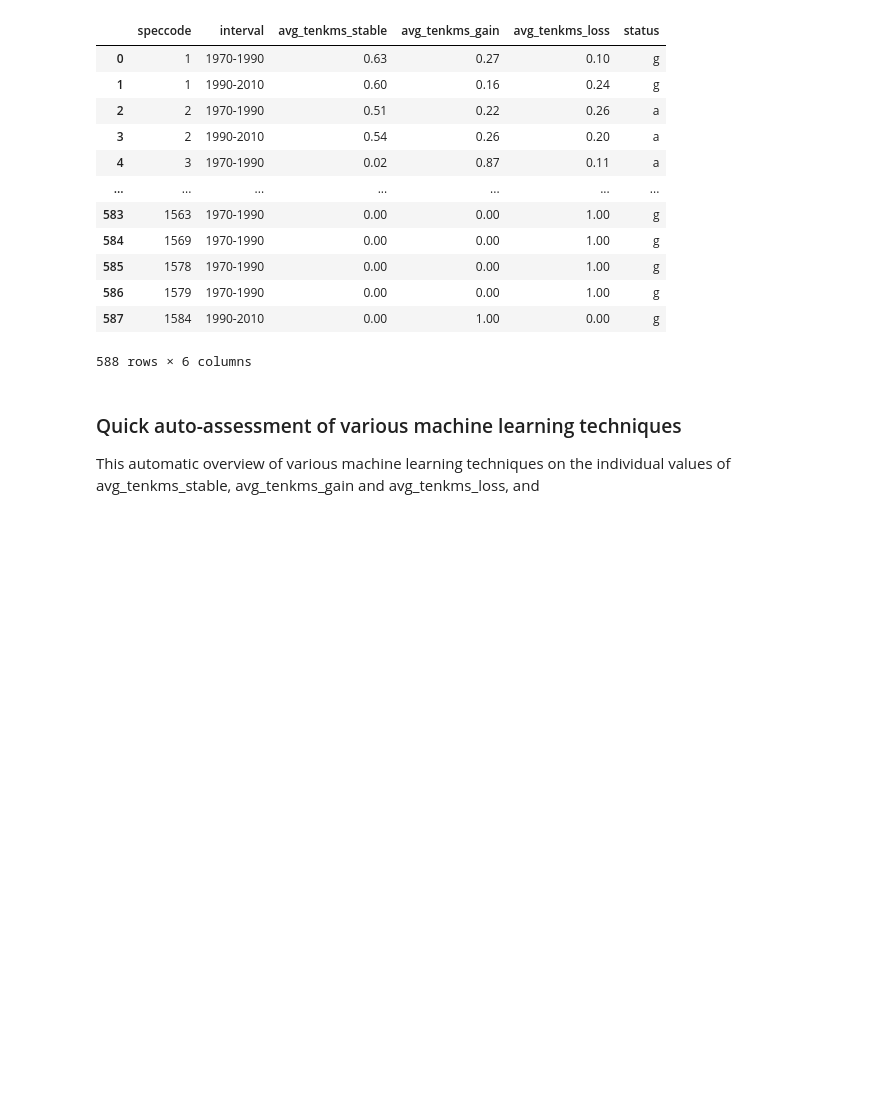
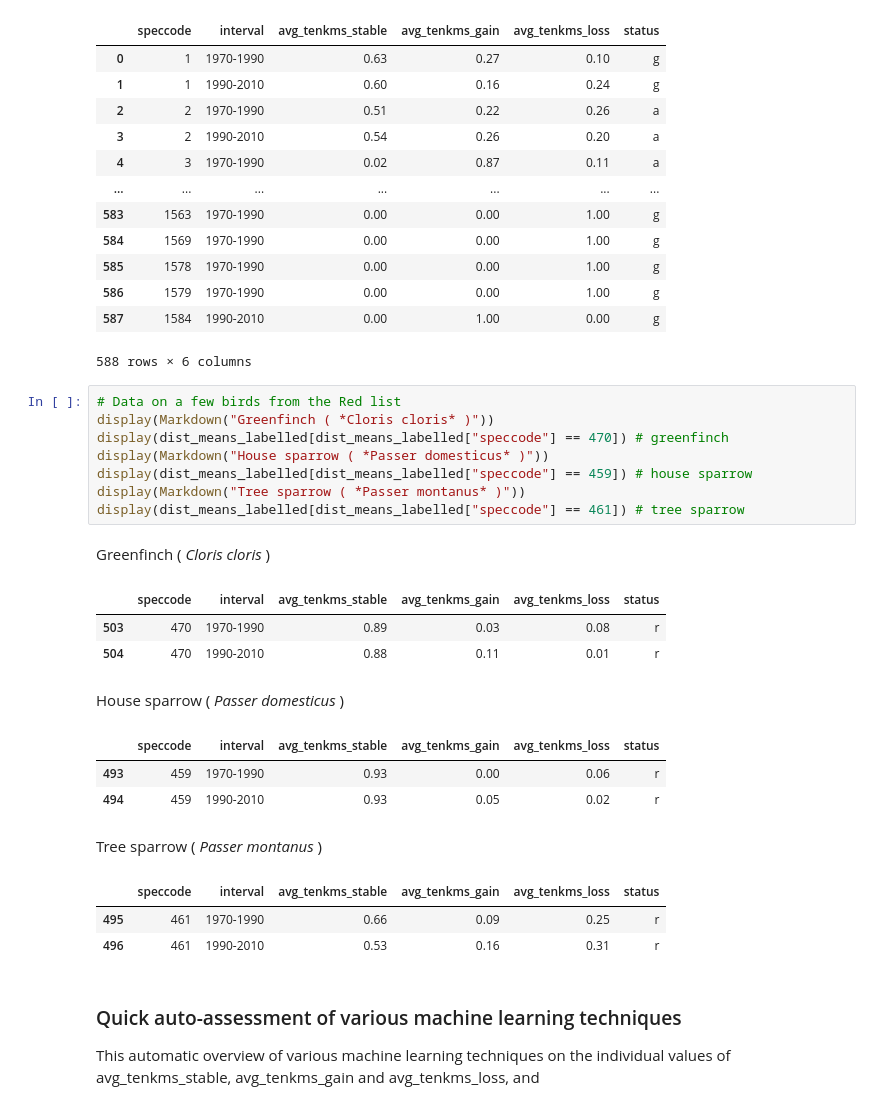
Before and after one commit to sjb296/bird-status-neural-networks, a Jupyter notebook: main.ipynb, the cells around one changed output. Drawn from its saved outputs; the diff is of its cells as text; blank space fills up the shorter version.

```diff
--- a/main.ipynb
+++ b/main.ipynb
@@ -214,6 +200,27 @@ dist_means_labelled
 | 586 | 1579 | 1970-1990 | 0.00 | 0.00 | 1.00 | g |
 | 587 | 1584 | 1990-2010 | 0.00 | 1.00 | 0.00 | g |
 588 rows × 6 columns
+# %%
+# Data on a few birds from the Red list
+display(Markdown("Greenfinch ( *Cloris cloris* )"))
+display(dist_means_labelled[dist_means_labelled["speccode"] == 470]) # greenfinch
+display(Markdown("House sparrow ( *Passer domesticus* )"))
+display(dist_means_labelled[dist_means_labelled["speccode"] == 459]) # house sparrow
+display(Markdown("Tree sparrow ( *Passer montanus* )"))
+display(dist_means_labelled[dist_means_labelled["speccode"] == 461]) # tree sparrow
+# %% [output]
+Greenfinch ( *Cloris cloris* )
+|  | speccode | interval | avg_tenkms_stable | avg_tenkms_gain | avg_tenkms_loss | status |
+| 503 | 470 | 1970-1990 | 0.89 | 0.03 | 0.08 | r |
+| 504 | 470 | 1990-2010 | 0.88 | 0.11 | 0.01 | r |
+House sparrow ( *Passer domesticus* )
+|  | speccode | interval | avg_tenkms_stable | avg_tenkms_gain | avg_tenkms_loss | status |
+| 493 | 459 | 1970-1990 | 0.93 | 0.00 | 0.06 | r |
+| 494 | 459 | 1990-2010 | 0.93 | 0.05 | 0.02 | r |
+Tree sparrow ( *Passer montanus* )
+|  | speccode | interval | avg_tenkms_stable | avg_tenkms_gain | avg_tenkms_loss | status |
+| 495 | 461 | 1970-1990 | 0.66 | 0.09 | 0.25 | r |
+| 496 | 461 | 1990-2010 | 0.53 | 0.16 | 0.31 | r |
 # %% [markdown]
 ### Quick auto-assessment of various machine learning techniques
 This automatic overview of various machine learning techniques on the individual values of avg_tenkms_stable, avg_tenkms_gain and avg_tenkms_loss, and
```
Also changed, not shown: parts of 25 cells of this notebook, 2 other files.
